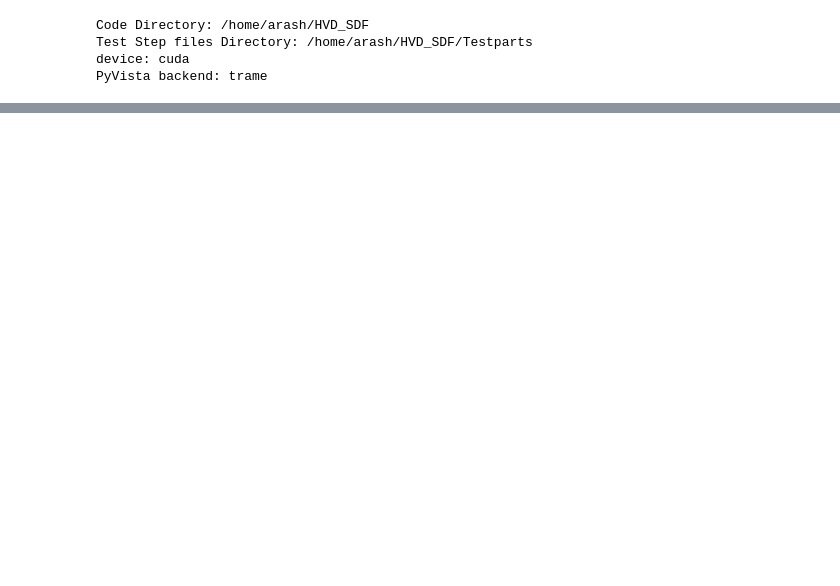
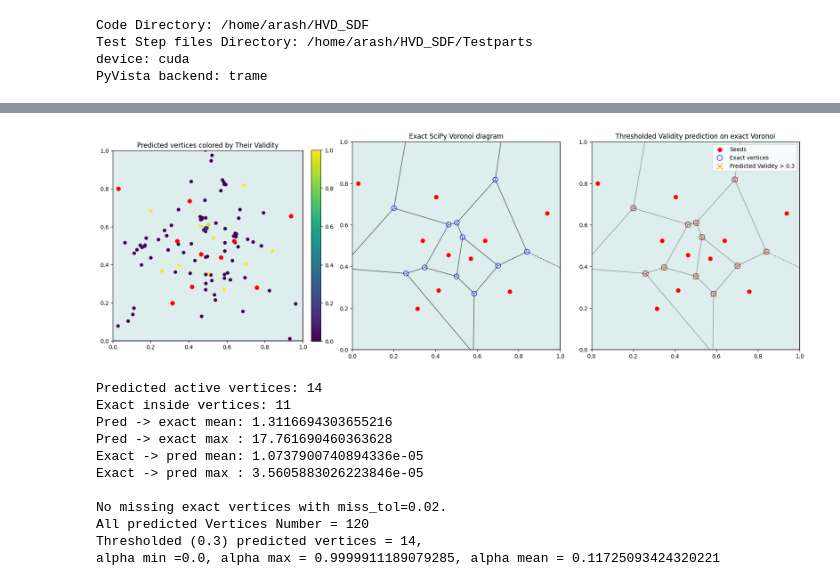
Before and after one commit to ArashARM/HVD_SeedsBase, a Jupyter notebook: Main.ipynb, the cells around one changed output, grey strips where cells are left out. Drawn from its saved outputs; the diff is of its cells as text; code cells hidden in the pictures; blank space fills up the shorter version.

```diff
--- a/Main.ipynb
+++ b/Main.ipynb
@@ -156,3 +156,76 @@ def random_seeds_min_dist(N, min_dist=0.08, seed=1, max_tries=10000, device="cpu
         )
 
     return torch.stack(seeds, dim=0)
+# %%
+dec = ContinuousVoronoiDecoder(
+    return_xyz=False,
+    min_area=1e-3,
+    duplicate_merge_sigma = 0.005,
+    tau_area=1e-4,
+    min_seed_dist=0.01,
+    tau_close=0.001,
+)
+
+
+N = 10
+seeds = random_seeds_min_dist(
+    N=N,
+    min_dist=0.08,
+    seed=1,
+    device="cpu",
+)
+# seeds = torch.tensor([
+#     [0.08, 0.10],
+#     [0.28, 0.08],
+#     [0.52, 0.10],
+#     [0.74, 0.08],
+#     [0.92, 0.14],
+
+#     [0.12, 0.30],
+#     [0.36, 0.26],
+#     [0.60, 0.28],
+#     [0.84, 0.32],
+
+#     [0.06, 0.52],
+#     [0.26, 0.48],
+#     [0.50, 0.50],
+#     [0.74, 0.48],
+#     [0.94, 0.54],
+
+#     [0.14, 0.72],
+#     [0.38, 0.70],
+#     [0.62, 0.74],
+#     [0.86, 0.72],
+
+#     [0.24, 0.92],
+#     [0.76, 0.90],
+# ], dtype=torch.float32)
+
+out = dec(
+    seeds,
+    cad_domain=Face_Cad,   # optional; remove if testing only UV
+    u_periodic=domain["u_periodic"],
+    v_periodic=domain["v_periodic"],
+    return_xyz=False,
+)
+
+vertices = out["vertices_uv"].detach()
+alpha = out["alpha"].detach()
+thr = 0.3
+dec.plot_voronoi_debug(seeds,out,Face_Cad,thr,300)
+print(f"All predicted Vertices Number = {vertices.shape[0]}")
+print(f"Thresholded ({thr}) predicted vertices = {vertices[alpha > thr].shape[0]}, ")
+print(f"alpha min ={alpha.min()}, alpha max = {alpha.max()}, alpha mean = {alpha.mean()}")
+# %% [output]
+[figure, added]
+Predicted active vertices: 14
+Exact inside vertices: 11
+Pred -> exact mean: 1.3116694303655216
+Pred -> exact max : 17.761690460363628
+Exact -> pred mean: 1.0737900740894336e-05
+Exact -> pred max : 3.5605883026223846e-05
+
+No missing exact vertices with miss_tol=0.02.
+All predicted Vertices Number = 120
+Thresholded (0.3) predicted vertices = 14,
+alpha min =0.0, alpha max = 0.9999911189079285, alpha mean = 0.11725093424320221
```
Also changed, not shown: parts of 3 cells of this notebook, 2 other files.
